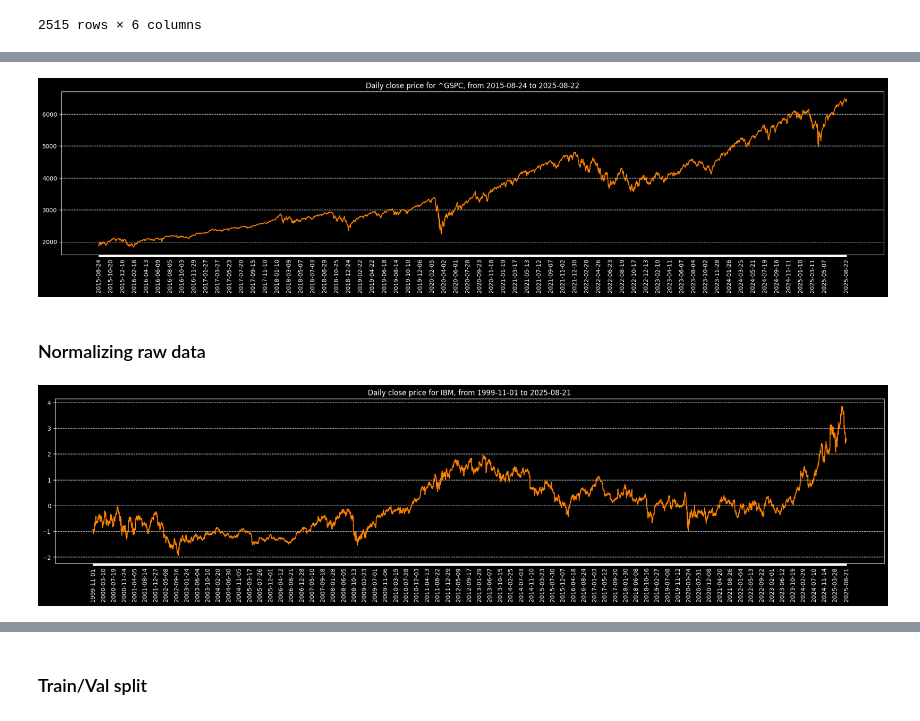
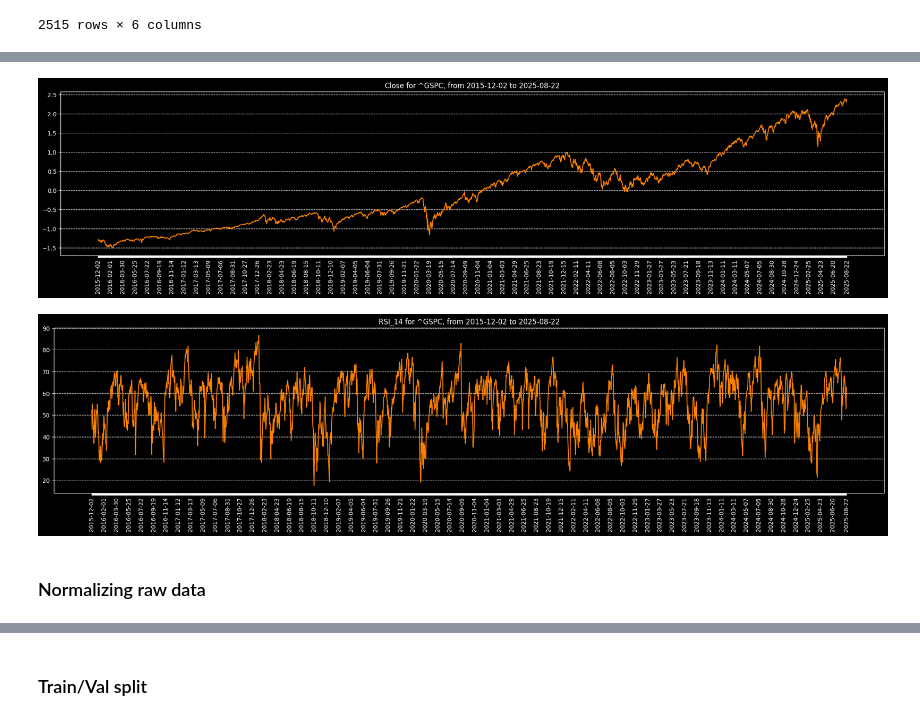
Before and after one commit to brien60/Stock-LSTM, a Jupyter notebook: lstm.ipynb, the cells around one changed output, grey strips where cells are left out. Drawn from its saved outputs; the diff is of its cells as text; code cells hidden in the pictures.

```diff
--- a/lstm.ipynb
+++ b/lstm.ipynb
@@ -10,12 +10,14 @@ import torch.optim as optim
 from torch.utils.data import Dataset, DataLoader
 
 import matplotlib.pyplot as plt
-plt.style.use("dark_background")
 
 import numpy as np
 import os
+import json
+
 import pandas as pd
-import json
+from sklearn.preprocessing import StandardScaler
+import ta
 
 import yfinance as yf
 
@@ -43,7 +45,7 @@ config = {
         "color_pred_test": "#FF4136",
     },
     "model": {
-        "input_size": 1,
+        "input_size": 7,
         "num_lstm_layers": 2,
         "lstm_size": 32, # hidden state dimensionality
         "dropout": 0.2,
@@ -115,0 +113,12 @@ Number of data points: 2515 from 2015-08-24 to 2025-08-22
+# %%
+df["SMA_10"] = df["Close"].rolling(10).mean()
+df["EMA_20"] = df["Close"].ewm(span=20, adjust=False).mean()
+df["RSI_14"] = ta.momentum.RSIIndicator(df["Close"], window=14).rsi()
+macd = ta.trend.MACD(df["Close"])
+df["MACD_diff"] = macd.macd_diff()
+df["ATR_14"] = ta.volatility.AverageTrueRange(
+    high=df["High"], low=df["Low"], close=df["Close"], window=14
+).average_true_range()
+
+df = df.iloc[35:].reset_index(drop=True)
+df
@@ -115,0 +156,4 @@ Number of data points: 2515 from 2015-08-24 to 2025-08-22
+# %%
+features = ["Close", "SMA_10", "EMA_20", "MACD_diff", "ATR_14", "Volume", "RSI_14"]
+df_features = df[features]
+df_features
@@ -116,50 +174,35 @@ Number of data points: 2515 from 2015-08-24 to 2025-08-22
 # %%
-def plot_data(data_dates, data_close_price, num_data_points, display_date_range):
+plt.style.use("dark_background")
+
+def plot_feature(data_dates, df, feature, num_data_points, display_date_range):
     fig = plt.figure(figsize=(25, 5), dpi=100)
     fig.patch.set_facecolor(color="black")
-    plt.plot(data_dates, data_close_price, color=config["plots"]["color_actual"])
+
+    plt.plot(data_dates, df[feature].to_list(), color=config["plots"]["color_actual"])
 
     xticks_labels = []
     xticks_interval = config["plots"]["xticks_interval"]
 
     for i in range(num_data_points):
         # Always include the last data point
         if i == num_data_points - 1:
             xticks_labels.append(data_dates[i])
         # Include every xticks_interval-th point, but avoid ticks too close to the end
         elif i % xticks_interval == 0 and (num_data_points - i) > xticks_interval:
             xticks_labels.append(data_dates[i])
         else:
             xticks_labels.append(None)
 
     xticks_indices = np.arange(0, len(xticks_labels))
     plt.xticks(xticks_indices, xticks_labels, rotation="vertical")
 
-    plt.title(f"Daily close price for {config["yfinance"]["symbol"]}, {display_date_range}")
+    plt.title(f"{feature} for {config["yfinance"]["symbol"]}, {display_date_range}")
     plt.grid(axis="y", linestyle="--")
 
-plot_data(data_dates, data_close_price, num_data_points, display_date_range)
+plot_feature(data_dates, df_features, "Close", num_data_points, display_date_range)
+plot_feature(data_dates, df_features, "RSI_14", num_data_points, display_date_range)
 # %% [output]
-[figure, old version]
+[figure, new version]
+[figure, added]
 # %% [markdown]
 ### Normalizing raw data
-# %%
-# use standardization
-class Normalizer():
-    def __init__(self):
-        self.mean = None
-        self.sd = None
-
-    def standardize(self, data):
-        self.mean = np.mean(data, axis=0, keepdims=True)
-        self.std = np.std(data, axis=0, keepdims=True)
-        return (data - self.mean) / self.std
-
-    def inverse_transform(self, data):
-        return data * self.std  + self.mean
-
-scaler = Normalizer()
-normalized_data_close_price = scaler.standardize(data_close_price)
-plot_data(data_dates, normalized_data_close_price, num_data_points, display_date_range)
-# %% [output]
-[figure, removed]
```
Also changed, not shown: parts of 16 cells of this notebook.
